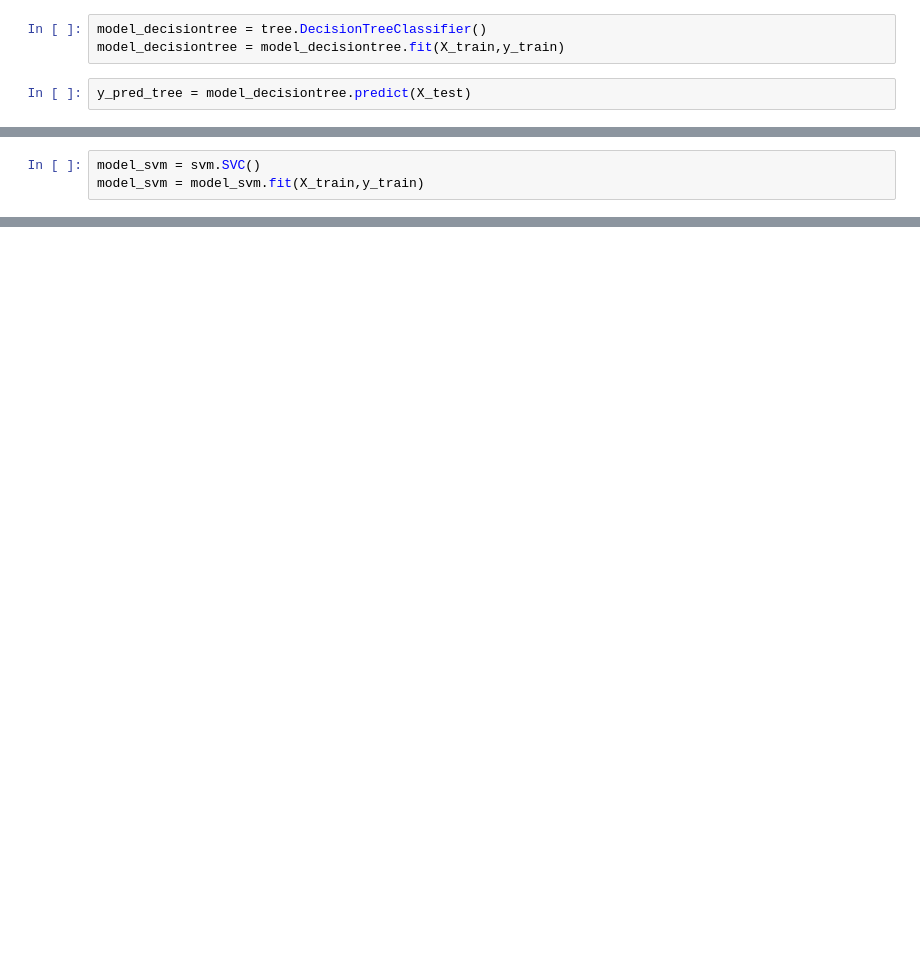
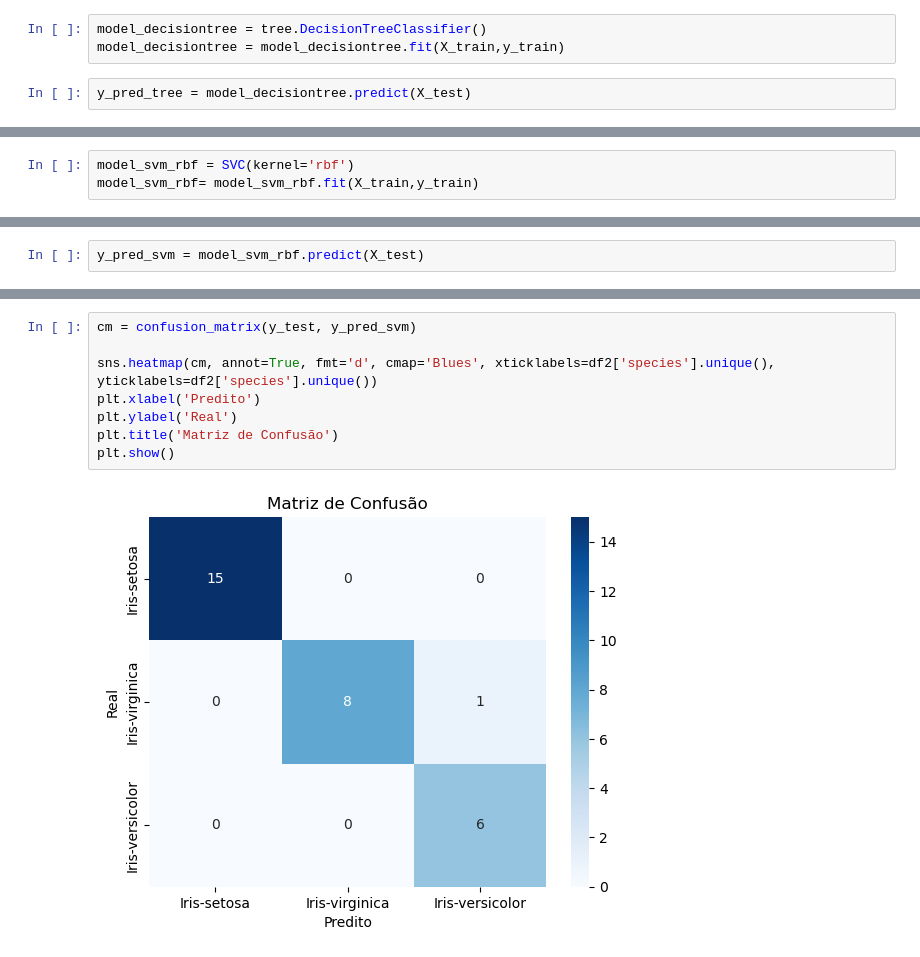
Before and after one commit to JpLimags/Classifier_Iris, a Jupyter notebook: classifier_iris.ipynb, the cells around one changed output, grey strips where cells are left out. Cells and saved outputs as stored; diff of their text form; blank space fills up the shorter version.

```diff
--- a/classifier_iris.ipynb
+++ b/classifier_iris.ipynb
@@ -285,3 +375,3 @@ plt.show()
 # %%
-model_svm = svm.SVC()
-model_svm = model_svm.fit(X_train,y_train)
+model_svm_rbf = SVC(kernel='rbf')
+model_svm_rbf= model_svm_rbf.fit(X_train,y_train)
@@ -290,0 +378,2 @@ Após o treinamento e avaliação, concluímos que o modelo KNN apresenta um des
+# %%
+y_pred_svm = model_svm_rbf.predict(X_test)
@@ -290,0 +392,10 @@ Após o treinamento e avaliação, concluímos que o modelo KNN apresenta um des
+# %%
+cm = confusion_matrix(y_test, y_pred_svm)
+
+sns.heatmap(cm, annot=True, fmt='d', cmap='Blues', xticklabels=df2['species'].unique(), yticklabels=df2['species'].unique())
+plt.xlabel('Predito')
+plt.ylabel('Real')
+plt.title('Matriz de Confusão')
+plt.show()
+# %% [output]
+[figure, added]
```
Also changed, not shown: parts of 18 cells of this notebook.
